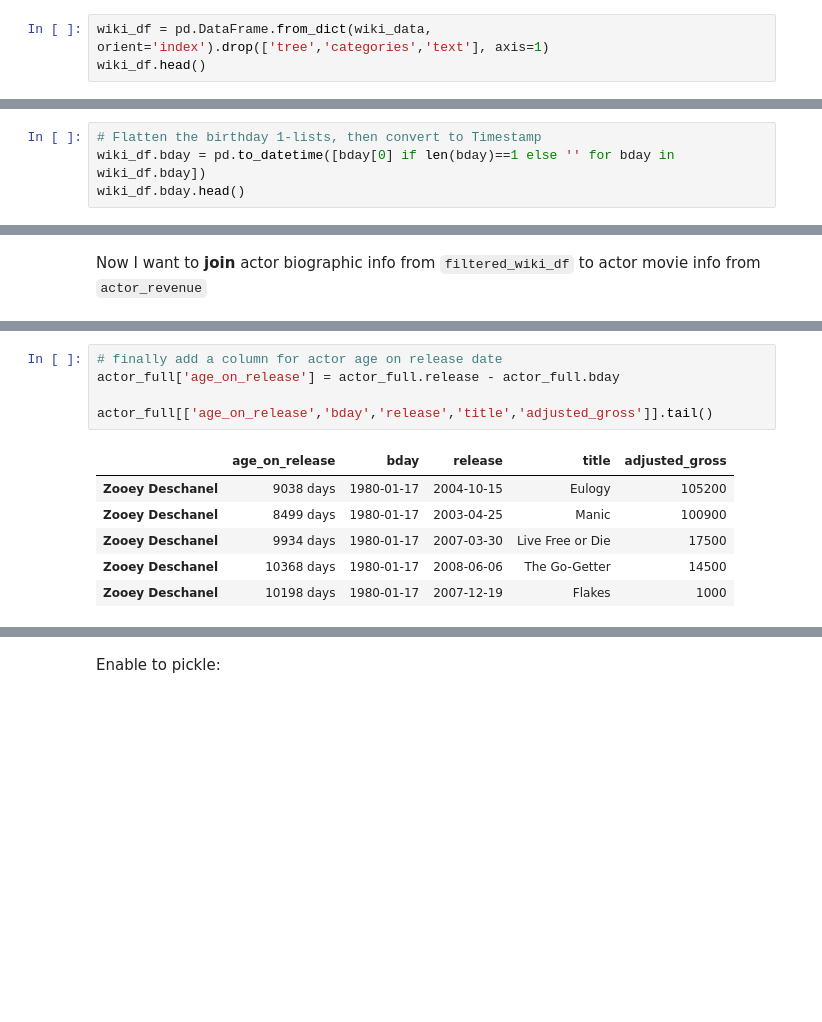
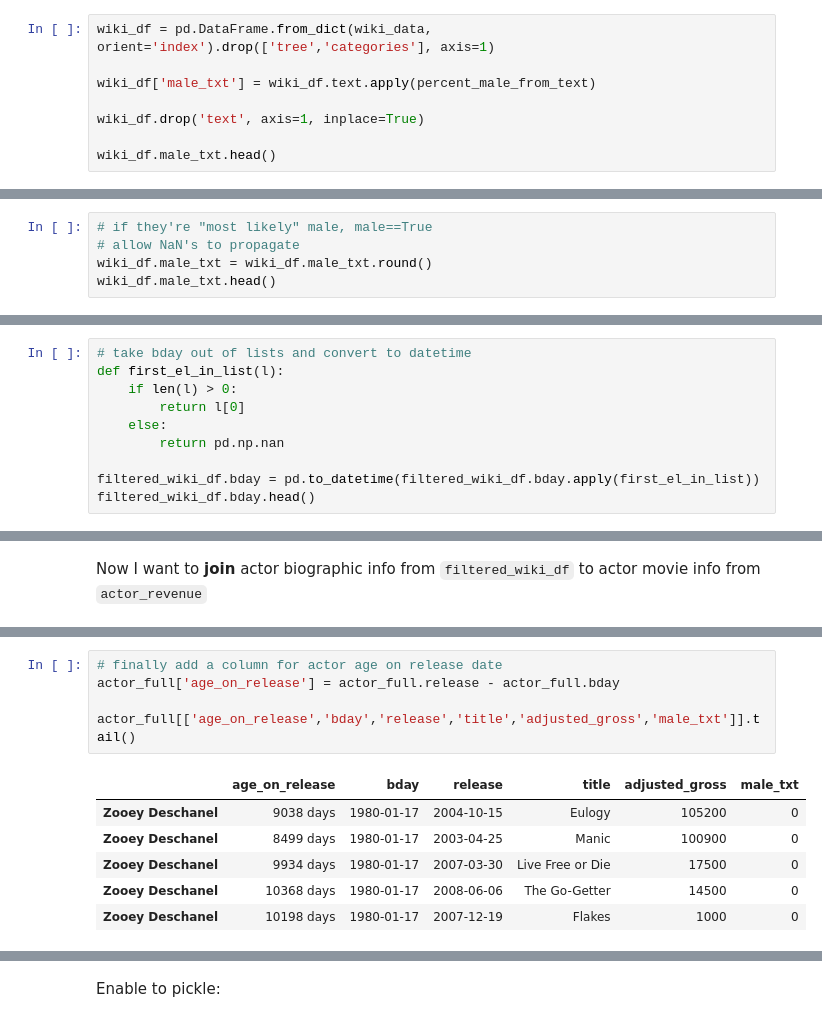
Before and after one commit to IanLondon/actor-age-curves, a Jupyter notebook: actor-demographics.ipynb, the cells around one changed output, grey strips where cells are left out. Saved outputs shown, nothing was run; the diff lists cells and outputs as text; blank space fills up the shorter version.

Commit message:
Scrape boxofficemojo & wikipedia actor pages, graph, model

```diff
--- a/actor-demographics.ipynb
+++ b/actor-demographics.ipynb
@@ -134,4 +147,9 @@ for actor_name, actor_data in wiki_data.iteritems():
 # %%
-wiki_df = pd.DataFrame.from_dict(wiki_data, orient='index').drop(['tree','categories','text'], axis=1)
-wiki_df.head()
+wiki_df = pd.DataFrame.from_dict(wiki_data, orient='index').drop(['tree','categories'], axis=1)
+
+wiki_df['male_txt'] = wiki_df.text.apply(percent_male_from_text)
+
+wiki_df.drop('text', axis=1, inplace=True)
+
+wiki_df.male_txt.head()
 # %% [output]
@@ -145,4 +161,0 @@ wiki_df.head()
-# %%
-# Flatten the birthday 1-lists, then convert to Timestamp
-wiki_df.bday = pd.to_datetime([bday[0] if len(bday)==1 else '' for bday in wiki_df.bday])
-wiki_df.bday.head()
@@ -155,0 +162,5 @@ Name: bday, dtype: datetime64[ns]
+# %%
+# if they're "most likely" male, male==True
+# allow NaN's to propagate
+wiki_df.male_txt = wiki_df.male_txt.round()
+wiki_df.male_txt.head()
@@ -196,0 +205,10 @@ Name: bday, dtype: datetime64[ns]
+# %%
+# take bday out of lists and convert to datetime
+def first_el_in_list(l):
+    if len(l) > 0:
+        return l[0]
+    else:
+        return pd.np.nan
+
+filtered_wiki_df.bday = pd.to_datetime(filtered_wiki_df.bday.apply(first_el_in_list))
+filtered_wiki_df.bday.head()
@@ -210,15 +235,15 @@ actor_full.head()
 # %%
 # finally add a column for actor age on release date
 actor_full['age_on_release'] = actor_full.release - actor_full.bday
 
-actor_full[['age_on_release','bday','release','title','adjusted_gross']].tail()
+actor_full[['age_on_release','bday','release','title','adjusted_gross','male_txt']].tail()
 # %% [output]
-|  | age_on_release | bday | release | title | adjusted_gross |
-| Zooey Deschanel | 9038 days | 1980-01-17 | 2004-10-15 | Eulogy | 105200 |
-| Zooey Deschanel | 8499 days | 1980-01-17 | 2003-04-25 | Manic | 100900 |
-| Zooey Deschanel | 9934 days | 1980-01-17 | 2007-03-30 | Live Free or Die | 17500 |
-| Zooey Deschanel | 10368 days | 1980-01-17 | 2008-06-06 | The Go-Getter | 14500 |
-| Zooey Deschanel | 10198 days | 1980-01-17 | 2007-12-19 | Flakes | 1000 |
+|  | age_on_release | bday | release | title | adjusted_gross | male_txt |
+| Zooey Deschanel | 9038 days | 1980-01-17 | 2004-10-15 | Eulogy | 105200 | 0 |
+| Zooey Deschanel | 8499 days | 1980-01-17 | 2003-04-25 | Manic | 100900 | 0 |
+| Zooey Deschanel | 9934 days | 1980-01-17 | 2007-03-30 | Live Free or Die | 17500 | 0 |
+| Zooey Deschanel | 10368 days | 1980-01-17 | 2008-06-06 | The Go-Getter | 14500 | 0 |
+| Zooey Deschanel | 10198 days | 1980-01-17 | 2007-12-19 | Flakes | 1000 | 0 |
 # %%
 print '%i rows, %i columns' % actor_full.shape
 # %% [output]
```
Also changed, not shown: parts of 18 cells of this notebook, 5 other files.
